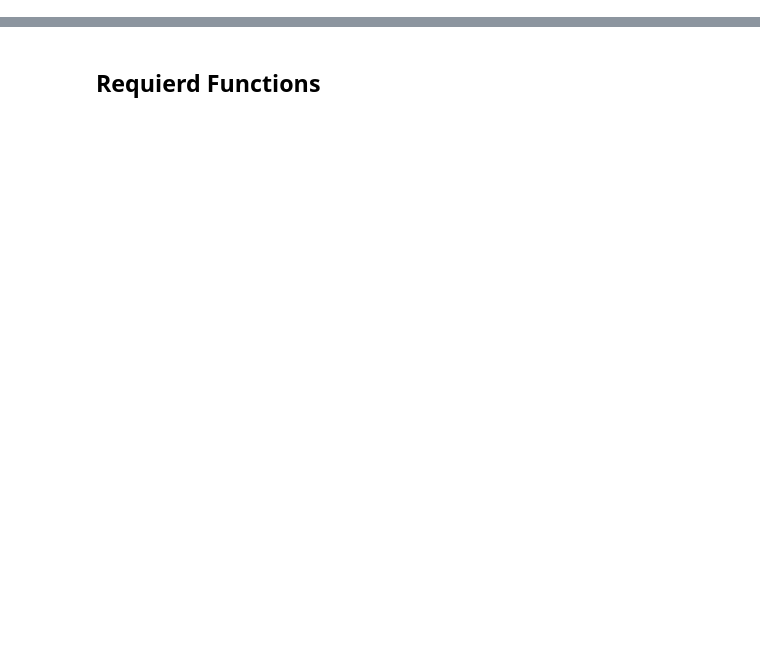
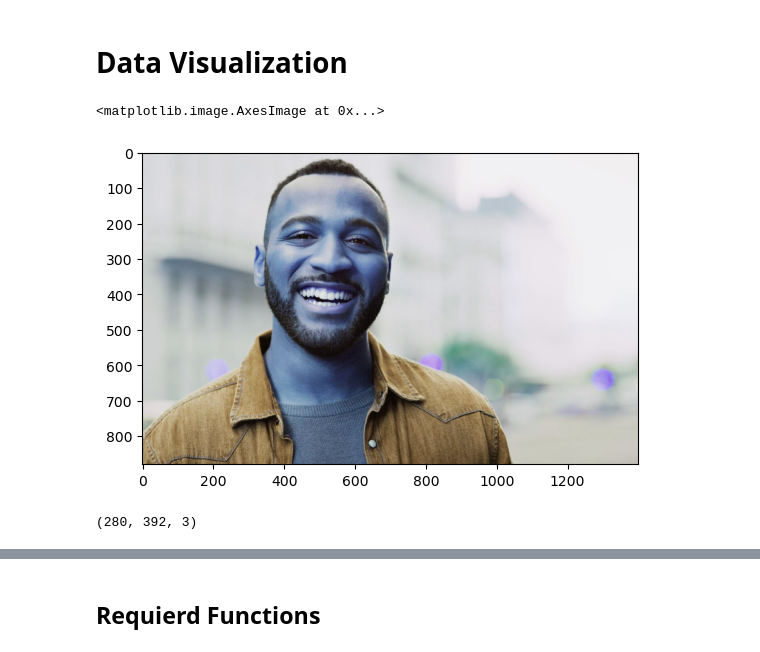
Before and after one commit to RobinRosculete/Happy_Sad_Detection, a Jupyter notebook: Model/Face Detection Model.ipynb, the cells around one changed output, grey strips where cells are left out. Saved outputs shown, nothing was run; the diff lists cells and outputs as text; code cells hidden in the pictures; blank space fills up the shorter version.

```diff
--- a/Model/Face Detection Model.ipynb
+++ b/Model/Face Detection Model.ipynb
@@ -22,0 +22,15 @@ eye_cascade = cv2.CascadeClassifier('./opncv/haarcascade_eye.xml')
+# %% [markdown]
+# Data Visualization
+# %%
+#Loading Sample Image from Data File of HAppy person
+path_happy = "./data/HappyPearson/3 Things Happy People Have - All Pro Dad.jpg"
+img_happy = cv2.imread(path_happy)
+# %%
+plt.imshow(img_happy)
+# %% [output]
+<matplotlib.image.AxesImage at 0x...>
+[figure, added]
+# %%
+img.shape
+# %% [output]
+(280, 392, 3)
```
Also changed, not shown: parts of 31 cells of this notebook, 22 other files.
